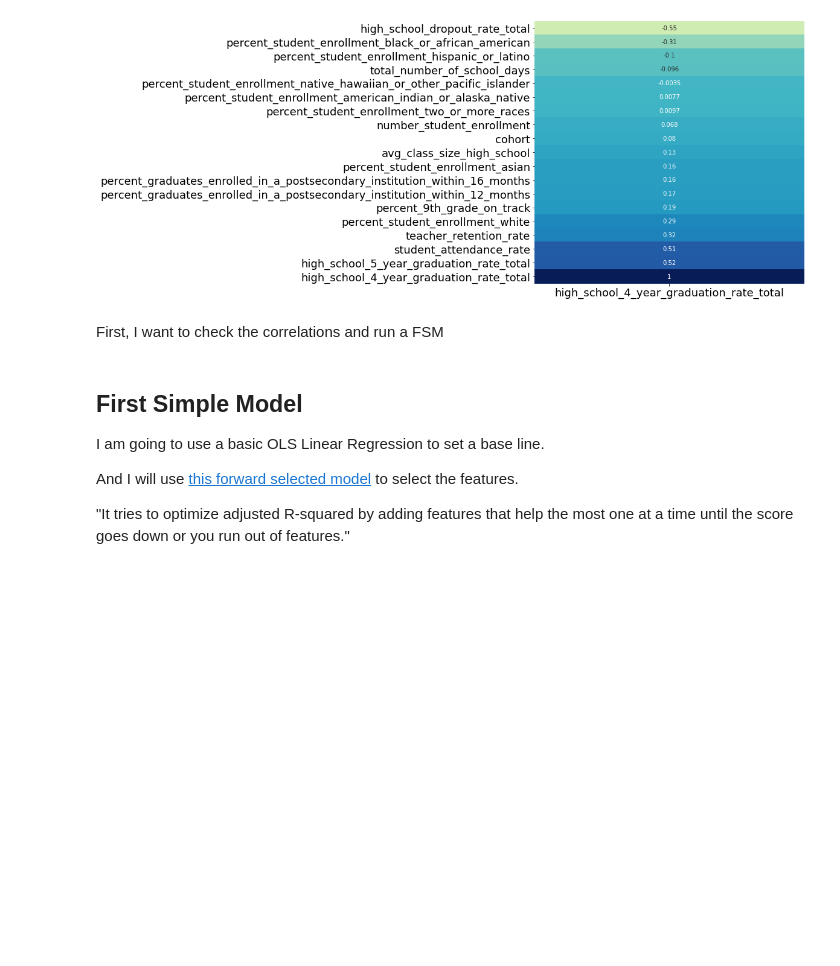
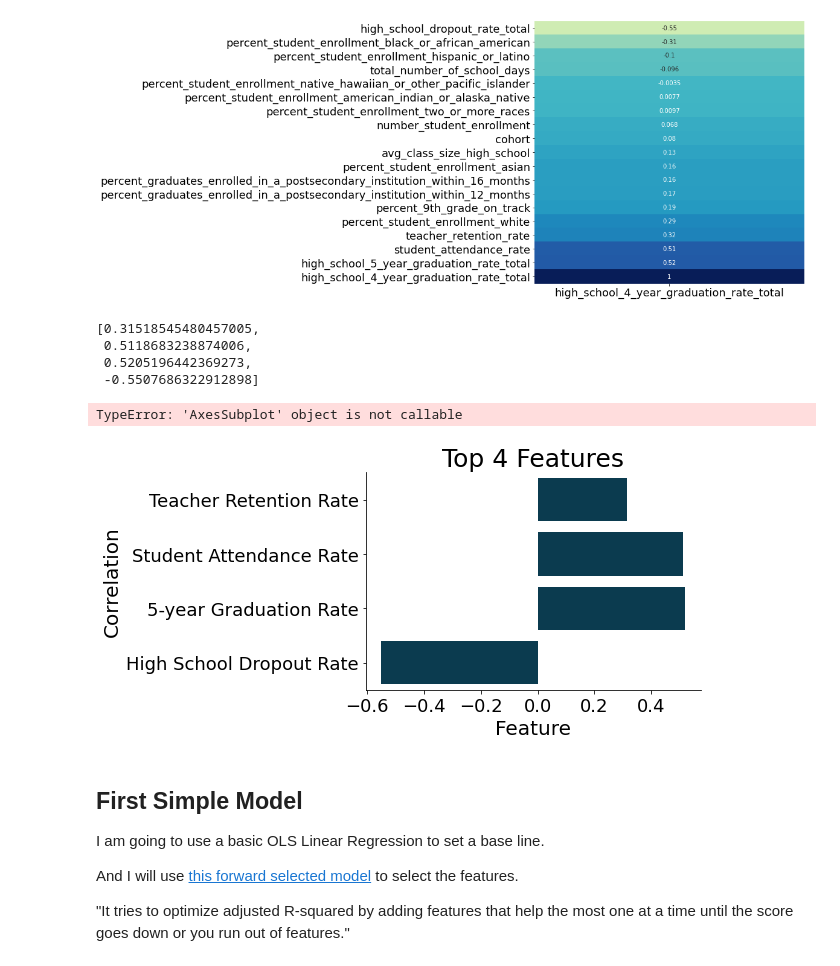
Before and after one commit to dannmorr/predicting-ibse-graduation-rate, a Jupyter notebook: notebooks/exploratory/01_cleaning_and_compiling.ipynb, the cells around one changed output. Saved outputs shown, nothing was run; the diff lists cells and outputs as text; code cells hidden in the pictures; blank space fills up the shorter version.

```diff
--- a/notebooks/exploratory/01_cleaning_and_compiling.ipynb
+++ b/notebooks/exploratory/01_cleaning_and_compiling.ipynb
@@ -1122,8 +1122,44 @@ plt.savefig('../../reports/figures/correlations_map.png')
 plt.show();
 # %% [output]
 [figure]
-# %% [markdown]
-First, I want to check the correlations and run a FSM
+# %%
+corrs = sorted(num_features.corr()['high_school_4_year_graduation_rate_total'].values, key=abs)
+# %%
+# Select top four predictors
+top_feats = corrs[-5:-1]
+# Store name of predictors in list
+feats = ['Teacher Retention Rate', 'Student Attendance Rate',
+            '5-year Graduation Rate', 'High School Dropout Rate']
+top_feats
+# %% [output]
+[0.31518545480457005,
+ 0.5118683238874006,
+ 0.5205196442369273,
+ -0.5507686322912898]
+# %%
+corrplot.plot(x = 'top_feats', y = 'feats',
+                                 edgecolor = 'k',
+                                 kind='barh', color = '#003f5a');
+plt.xlabel('Relative Importance'); plt.ylabel('')
+plt.title('Feature Importances from Final Model')
+plt.savefig('../../reports/figures/feature_importance.png')
+plt.show();
+# %% [output]
+TypeError: 'AxesSubplot' object is not callable
+# %%
+# Barplot with horizontal line at 0
+plot = sns.barplot(top_feats, feats, orient='h', color='#003f5a')
+
+# Set title and labels
+plot.set_title('Top 4 Features')
+plot.set_xlabel('Feature')
+plot.set_ylabel('Correlation')
+
+# Change size of major ticks and despine plot
+plot.tick_params(which='major', labelsize= 18)
+sns.despine()
+# %% [output]
+[figure, added]
 # %% [markdown]
 ## First Simple Model
 
```
Also changed, not shown: parts of 9 cells of this notebook, 9 other files.
